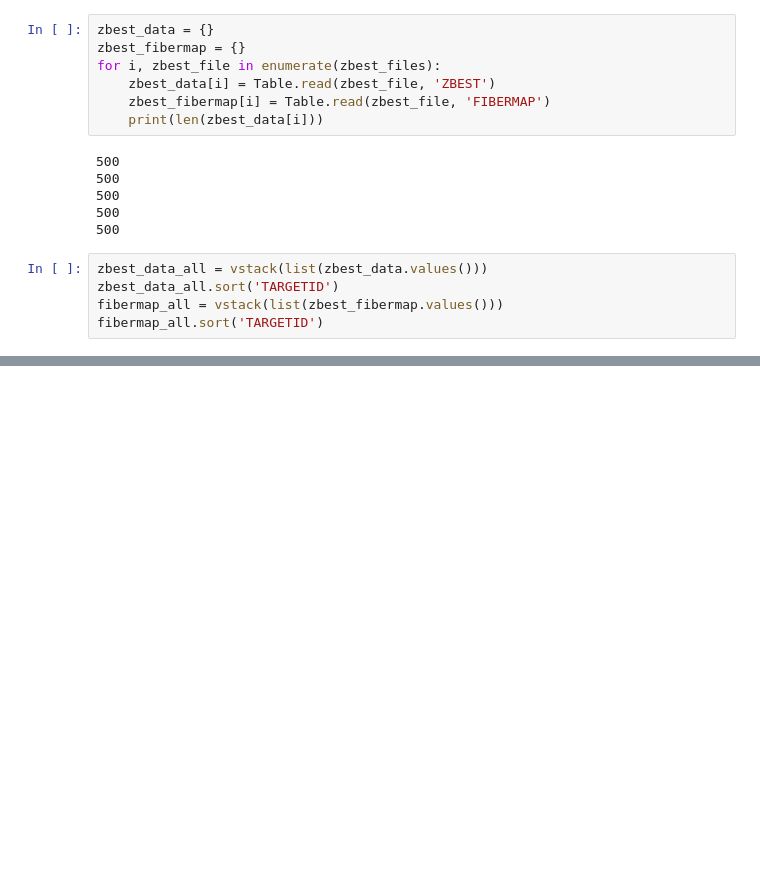
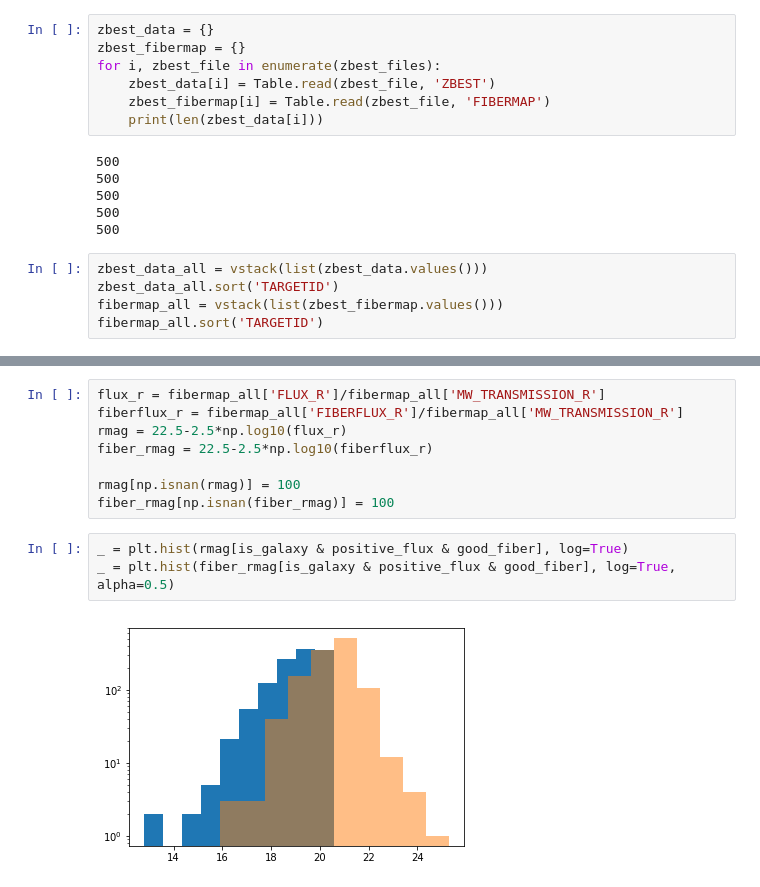
Before and after one commit to forero/SandboxDESI, a Jupyter notebook: minisv/20200225/explore_20200225.ipynb, the cells around one changed output, grey strips where cells are left out. Cells and saved outputs as stored; diff of their text form; blank space fills up the shorter version.

```diff
--- a/minisv/20200225/explore_20200225.ipynb
+++ b/minisv/20200225/explore_20200225.ipynb
@@ -151,0 +127,13 @@ fibermap_all['TARGETID']==
+# %%
+flux_r = fibermap_all['FLUX_R']/fibermap_all['MW_TRANSMISSION_R']
+fiberflux_r = fibermap_all['FIBERFLUX_R']/fibermap_all['MW_TRANSMISSION_R']
+rmag = 22.5-2.5*np.log10(flux_r)
+fiber_rmag = 22.5-2.5*np.log10(fiberflux_r)
+
+rmag[np.isnan(rmag)] = 100
+fiber_rmag[np.isnan(fiber_rmag)] = 100
+# %%
+_ = plt.hist(rmag[is_galaxy & positive_flux & good_fiber], log=True)
+_ = plt.hist(fiber_rmag[is_galaxy & positive_flux & good_fiber], log=True, alpha=0.5)
+# %% [output]
+[figure, added]
```
Also changed, not shown: parts of 7 cells of this notebook.
